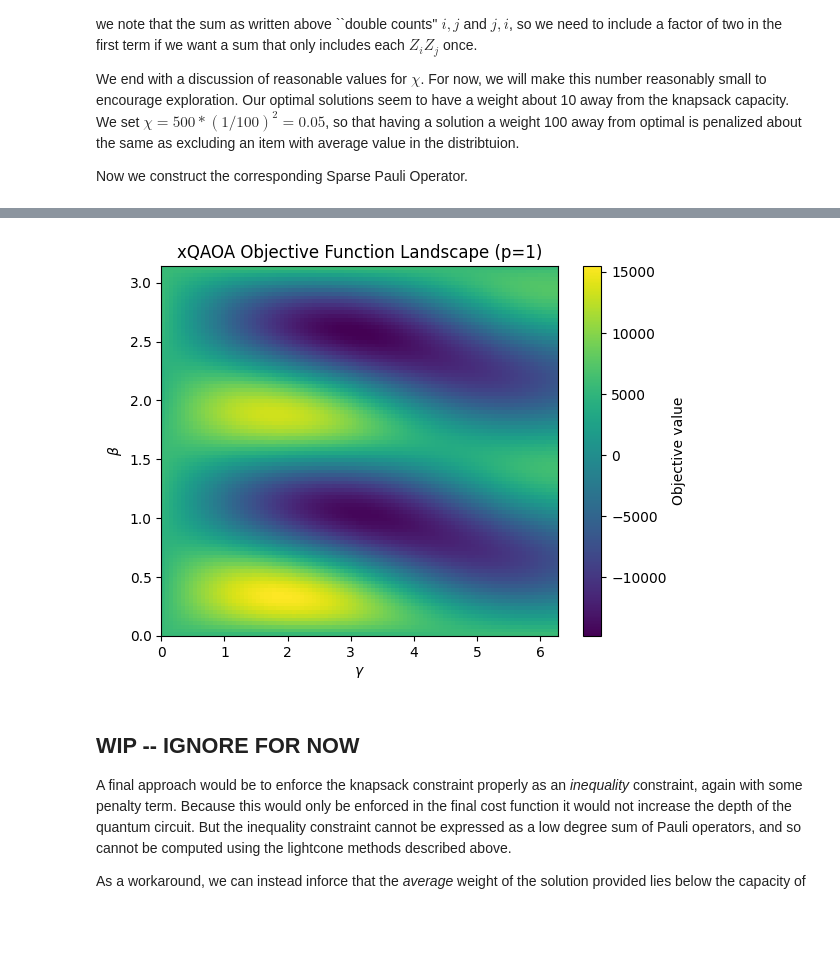
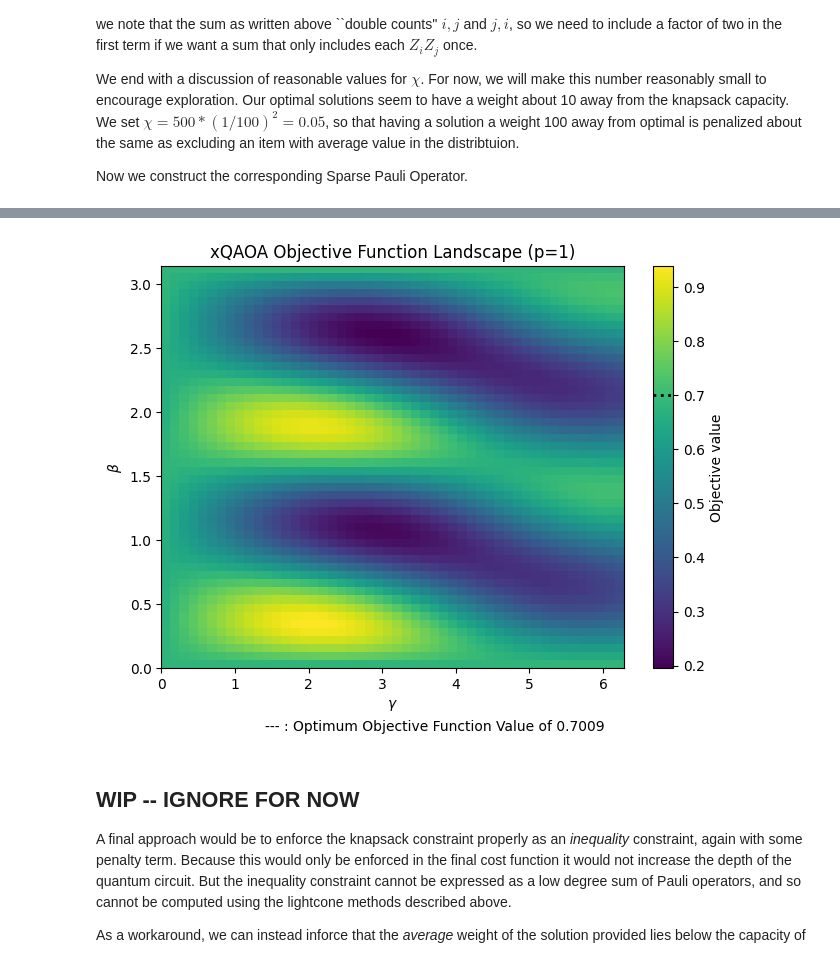
Before and after one commit to jhoule42/xQAOA_unit_commitment, a Jupyter notebook: demo.ipynb, the cells around one changed output, grey strips where cells are left out. Cells and saved outputs as stored; diff of their text form; code cells hidden in the pictures; blank space fills up the shorter version.

Commit message:
Update demo.ipynb
Cleaned up heatmap plotting. Added extra tests.

```diff
--- a/demo.ipynb
+++ b/demo.ipynb
@@ -723,14 +800,16 @@ The values only calculation is fast enough that we can plot a heatmap showing ho
 # %%
-beta_range = np.linspace(0, np.pi, 100)
-gamma_range = np.linspace(0, 2 * np.pi, 100)
+beta_range = np.linspace(0, np.pi, 50)
+gamma_range = np.linspace(0, 2 * np.pi, 50)
 
 ev = np.array(np.zeros((len(beta_range), len(gamma_range))), dtype=float)
 
-for i,j in tqdm(np.ndindex(len(beta_range), len(gamma_range))):
-    qc = QuantumCircuit(n)
-    qc = initialize_warm_start_distribution(qc, qubit_ordered_distribution)
-    qc = add_knapsack_cost_function(qc, values, gamma_range[j])
-    qc = add_ring_copula(qc, qubit_ordered_distribution, beta_range[i])
-    ev[i][j] = light_cone_estimate_sparse_pauli(qc, values_only_cost(values))
-
-print(ev)
+# Run over all combinations of beta and gamma computing the values only cost function.
+# Expected runtime is about one hour for a resolution of 100x100.
+with tqdm(total=len(beta_range) * len(gamma_range), desc="Computing cost functions") as pbar:
+    for i,j in np.ndindex(len(beta_range), len(gamma_range)):
+        qc = QuantumCircuit(n)
+        qc = initialize_warm_start_distribution(qc, qubit_ordered_distribution)
+        qc = add_knapsack_cost_function(qc, values, gamma_range[j])
+        qc = add_ring_copula(qc, qubit_ordered_distribution, beta_range[i])
+        ev[i][j] = light_cone_estimate_sparse_pauli(qc, values_only_cost(values))
+        pbar.update(1)
@@ -751,12 +816,24 @@ print(ev)
 # %%
-plt.imshow(ev, origin='lower', aspect='auto', cmap='viridis', extent = (0, 2 * np.pi, 0, np.pi))
-plt.colorbar(label='Objective value')
+norm_ev = ((ev - min_val_cost) / (max_val_cost - min_val_cost)).real
+norm_opt = ((optimal_val_cost - min_val_cost) / (max_val_cost - min_val_cost)).real
+
+plt.imshow(norm_ev, origin='lower', aspect='auto', cmap='viridis', extent = (0, 2 * np.pi, 0, np.pi))
+
+cbar = plt.colorbar()
+cbar.ax.hlines(norm_opt, xmin=0, xmax=1, colors='black', linestyles='dotted', linewidth=2, transform=cbar.ax.get_yaxis_transform())
+# cbar.ax.text(3, norm_opt, 'Opjective at Optimum', va='center', color='black', transform=cbar.ax.get_yaxis_transform())
+
+cbar.set_label('Objective value')
+
+plt.gcf().text(0.5, 0, f'--- : Optimum Objective Function Value of {norm_opt:.4f}', ha='center', color='black')
+plt.tight_layout(rect=(0.0, 0.05, 1.0, 1.0))
+
 plt.xlabel(r'$\gamma$')
 plt.ylabel(r'$\beta$')
 plt.title("xQAOA Objective Function Landscape (p=1)")
 plt.show()
 # %% [output]
-[figure, old version]
+[figure, new version]
 # %% [markdown]
 ## WIP -- IGNORE FOR NOW
 
```
Also changed, not shown: parts of 15 cells of this notebook.
